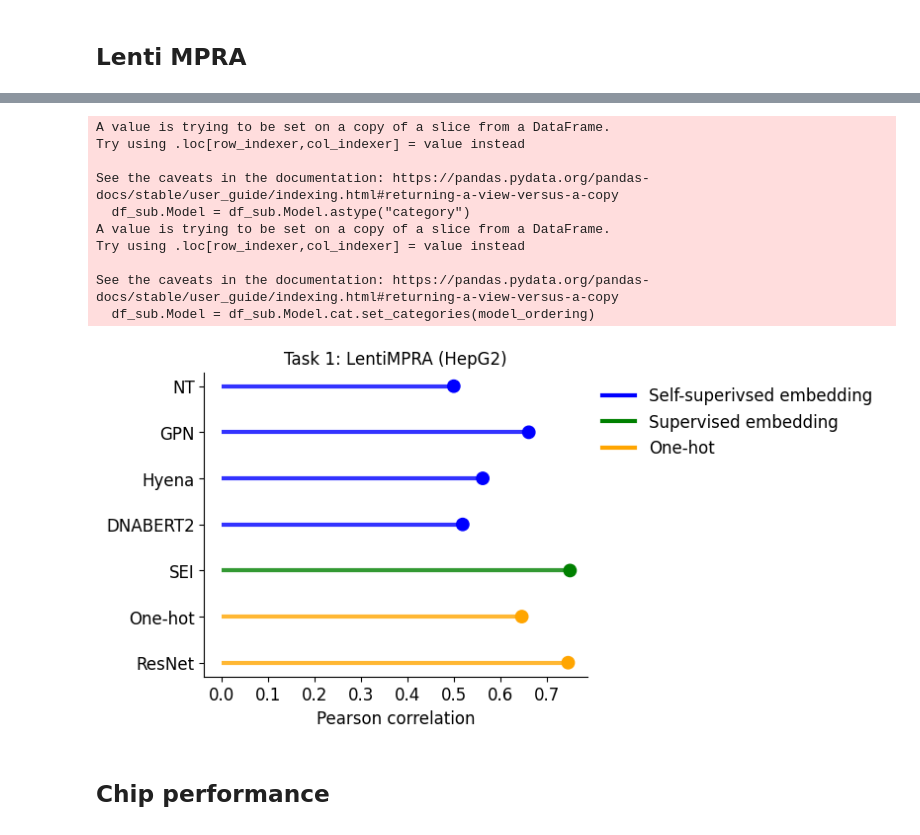
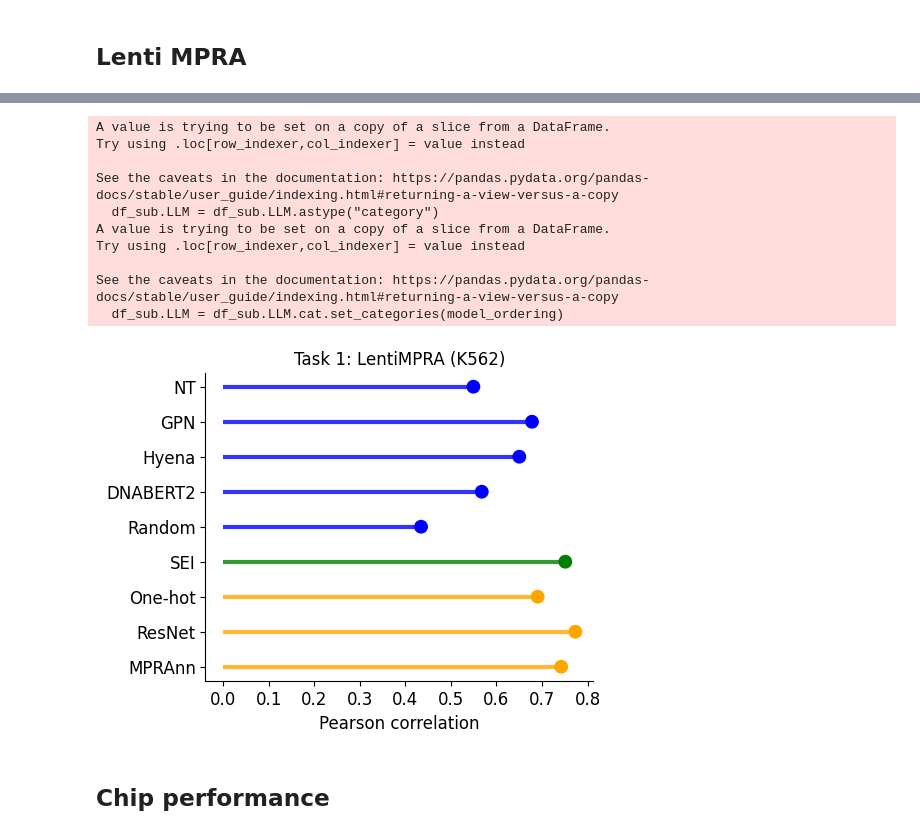
Before and after one commit to amberT15/LLM_eval, a Jupyter notebook: figure/Perf_figure.ipynb, the cells around one changed output, grey strips where cells are left out. Drawn from its saved outputs; the diff is of its cells as text; code cells hidden in the pictures.

```diff
--- a/figure/Perf_figure.ipynb
+++ b/figure/Perf_figure.ipynb
@@ -91,3 +15,26 @@ baseline_df['Model'] = pd.Categorical(baseline_df['Model'], ["CLS-Ridge",'Mean-e
+# %%
+base_df = pd.read_csv('../lentiMPRA/results/LLM_regression.csv')
+cnn_df = pd.read_csv('../lentiMPRA/results/LLM_CNN.csv')
+perf_df = pd.concat((cnn_df,base_df))
+nt1_df = pd.read_csv('../lentiMPRA/results/NT_layer_prob_HepG2.csv')
+nt1_df = nt1_df[nt1_df['Layer']==31]
+nt1_df['Cell Type'] = 'HepG2'
+nt2_df = pd.read_csv('../lentiMPRA/results/NT_layer_prob_K562.csv')
+nt2_df = nt2_df[nt2_df['Layer']==31]
+nt2_df['Cell Type'] = 'K562'
+nt_df = pd.concat((nt1_df,nt2_df))
+nt_df['LLM'] = ['NT','NT']
+nt_df = nt_df.drop('Layer',axis=1)
+nt_df = pd.melt(nt_df,['LLM','Cell Type'],var_name='Model',value_name='Performance')
+perf_df = pd.concat((perf_df,nt_df))
+# %%
+perf_df = perf_df.replace({'CNN1.0':'CNN','CNN2.0':'CNN2','CLS-MLP1':'CLS-MLP','Mean-embed-MLP1':'Mean-embed-MLP',
+                            'rep_cnn': 'One-hot','sei': 'SEI','dnabert': 'DNABERT2','gpn': 'GPN',
+                            'hyena': 'Hyena','randbert':'Random'})
+model_list = ["CLS-Ridge",'Mean-embed-Ridge','CLS-MLP','Mean-embed-MLP','CNN']
+perf_df = perf_df[perf_df['Model'].isin(model_list)]
+perf_df['Model'] = pd.Categorical(perf_df['Model'],
+                    ["CLS-Ridge",'Mean-embed-Ridge','CLS-MLP','Mean-embed-MLP','CNN'])
 # %%
 import matplotlib as mpl
 mpl.rcParams['lines.markersize'] = 10
@@ -128 +75,3 @@ plt.savefig('./embed_hepg2.svg',bbox_inches='tight')
+# %%
+df = perf_df[perf_df['Model']=='CNN']
 # %%
@@ -155,42 +115,41 @@ df_sub = df[df['Cell Type']=='HepG2']
-# %%
-model_ordering = ['NT','GPN','Hyena','DNABERT2','SEI','One-hot','ResNet']
-model_ordering = model_ordering[::-1]
-df_sub.Model = df_sub.Model.astype("category")
-df_sub.Model = df_sub.Model.cat.set_categories(model_ordering)
-df_sub = df_sub.sort_values(['Cell Type','Model'])
-my_color=['orange','orange','g','b','b','b','b']
-# %% [output]
-A value is trying to be set on a copy of a slice from a DataFrame.
-Try using .loc[row_indexer,col_indexer] = value instead
-
-See the caveats in the documentation: https://pandas.pydata.org/pandas-docs/stable/user_guide/indexing.html#returning-a-view-versus-a-copy
-  df_sub.Model = df_sub.Model.astype("category")
-A value is trying to be set on a copy of a slice from a DataFrame.
-Try using .loc[row_indexer,col_indexer] = value instead
-
-See the caveats in the documentation: https://pandas.pydata.org/pandas-docs/stable/user_guide/indexing.html#returning-a-view-versus-a-copy
-  df_sub.Model = df_sub.Model.cat.set_categories(model_ordering)
 # %%
+df_sub = df[df['Cell Type']=='K562']
+model_ordering = ['NT','GPN','Hyena','DNABERT2','Random','SEI','One-hot','ResNet','MPRAnn']
+model_ordering = model_ordering[::-1]
+df_sub.LLM = df_sub.LLM.astype("category")
+df_sub.LLM = df_sub.LLM.cat.set_categories(model_ordering)
+df_sub = df_sub.sort_values(['Cell Type','LLM'])
+my_color=['orange','orange','orange','g','b','b','b','b','b']
 my_range=range(0,len(df_sub))
 fig,ax = plt.subplots(1,1,figsize=(5,4))
-plt.hlines(y=range(len(df_sub)), xmin=0, xmax=df_sub["Pearson's R"], color=my_color,linewidth=3, alpha =0.8)
-plt.scatter(df_sub["Pearson's R"], range(len(df_sub)), color=my_color, s=80, alpha=1)
-plt.title("Task 1: LentiMPRA (HepG2)",fontsize=fontsize)
+plt.hlines(y=range(len(df_sub)), xmin=0, xmax=df_sub["Performance"], color=my_color,linewidth=3, alpha =0.8)
+plt.scatter(df_sub["Performance"], range(len(df_sub)), color=my_color, s=80, alpha=1)
+plt.title("Task 1: LentiMPRA (K562)",fontsize=fontsize)
 plt.xlabel("Pearson correlation", fontsize=fontsize)
 plt.yticks(fontsize=fontsize)
 plt.xticks(fontsize=fontsize)
 ax.spines['right'].set_visible(False)
 ax.spines['top'].set_visible(False)
-plt.yticks(range(len(df_sub)),df_sub['Model'].to_list());
+plt.yticks(range(len(df_sub)),df_sub['LLM'].to_list());
 
 custom_lines = [matplotlib.lines.Line2D([0], [0], color="b", lw=3),
                 matplotlib.lines.Line2D([0], [0], color="g", lw=3),
                 matplotlib.lines.Line2D([0], [0], color="orange", lw=3)]
-plt.legend(custom_lines, ['Self-superivsed embedding', 'Supervised embedding','One-hot'],  bbox_to_anchor=(1,1),frameon=False,fontsize = fontsize);
-plt.savefig('./temp.svg',bbox_inches='tight')
+#plt.legend(custom_lines, ['Self-superivsed embedding', 'Supervised embedding','One-hot'],  bbox_to_anchor=(1,1),frameon=False,fontsize = fontsize);
+plt.savefig('./k562_lenti.svg',bbox_inches='tight')
 # plt.grid()
 # %% [output]
+A value is trying to be set on a copy of a slice from a DataFrame.
+Try using .loc[row_indexer,col_indexer] = value instead
+
+See the caveats in the documentation: https://pandas.pydata.org/pandas-docs/stable/user_guide/indexing.html#returning-a-view-versus-a-copy
+  df_sub.LLM = df_sub.LLM.astype("category")
+A value is trying to be set on a copy of a slice from a DataFrame.
+Try using .loc[row_indexer,col_indexer] = value instead
+
+See the caveats in the documentation: https://pandas.pydata.org/pandas-docs/stable/user_guide/indexing.html#returning-a-view-versus-a-copy
+  df_sub.LLM = df_sub.LLM.cat.set_categories(model_ordering)
-[figure, old version]
+[figure, new version]
 # %% [markdown]
 ## Chip performance
 # %%
```
Also changed, not shown: parts of 8 cells of this notebook, 1 other file.
